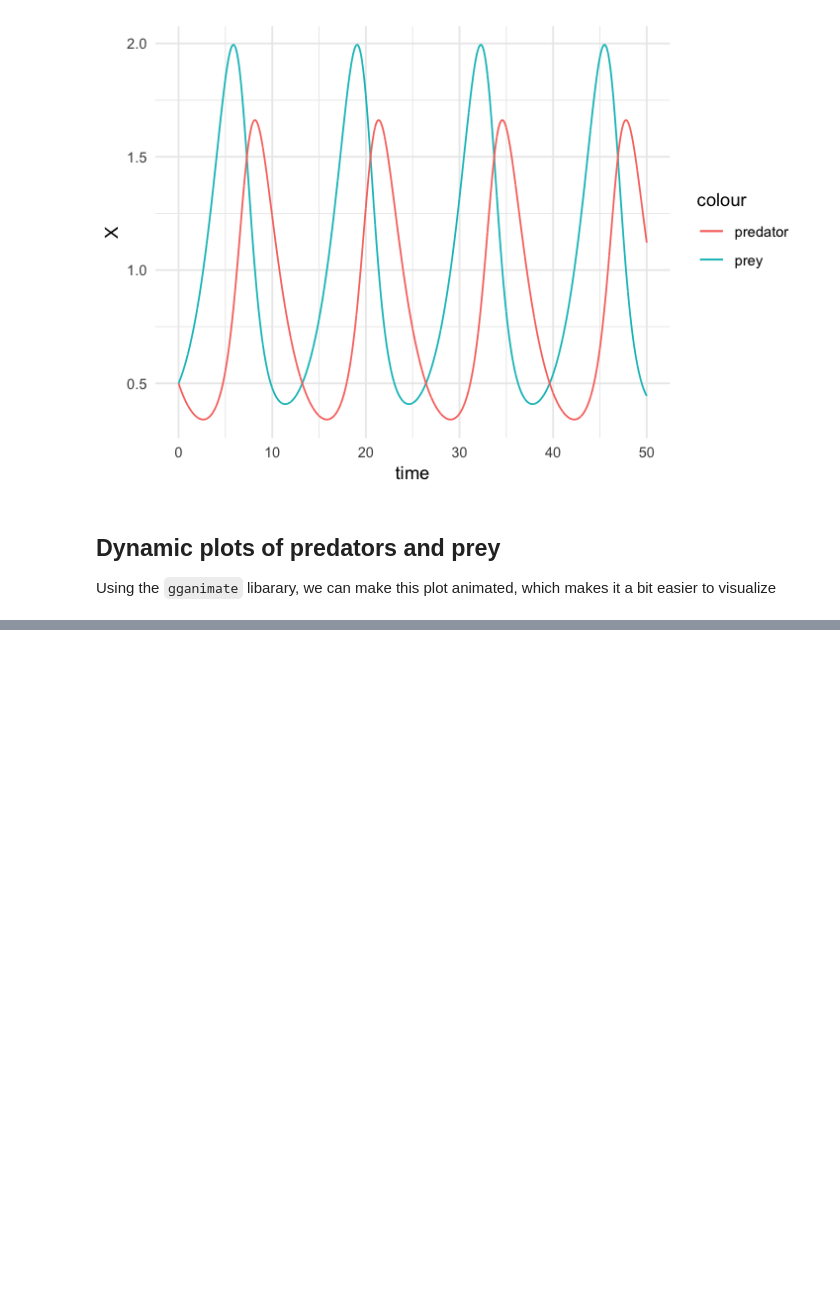
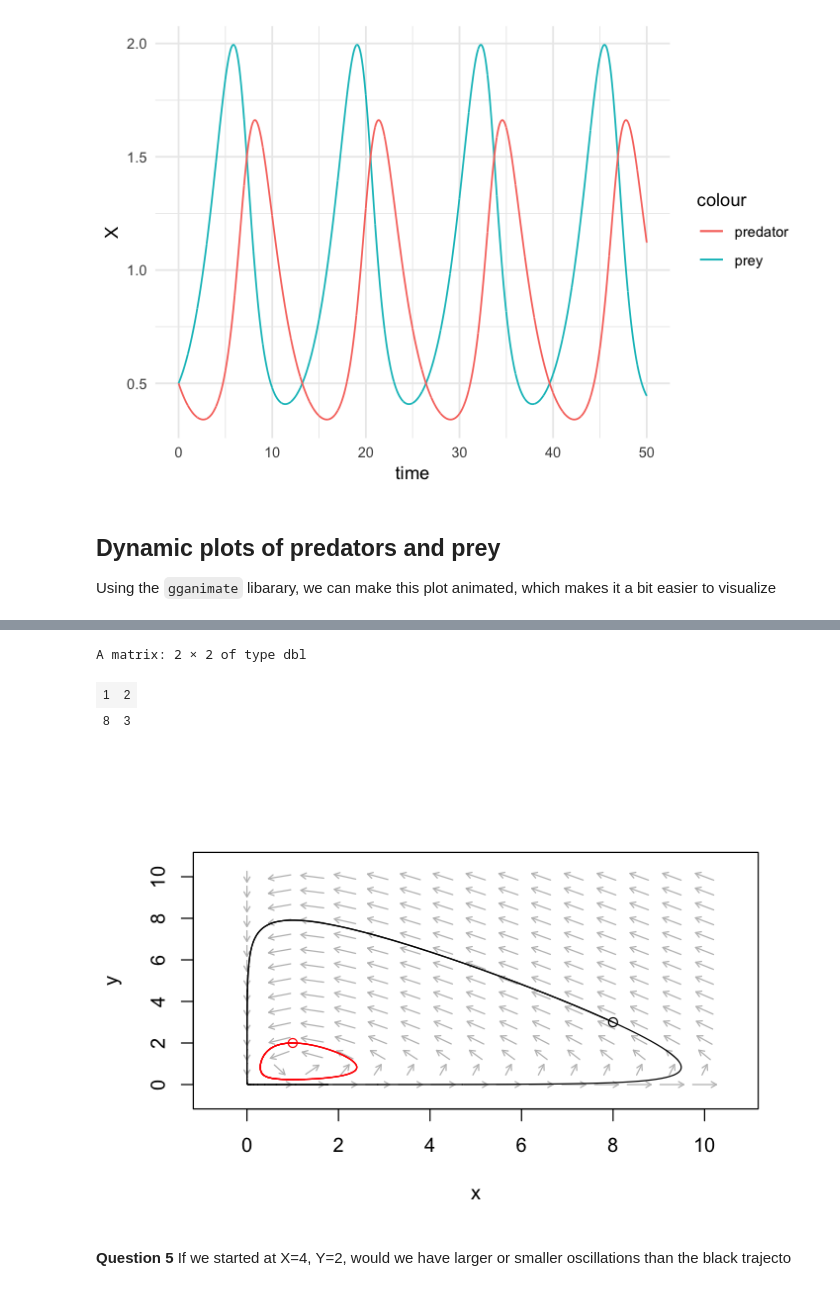
Before and after one commit to mikheyev/lotka-volterra-lecture, a Jupyter notebook: Lotka-Volterra plotting.ipynb, the cells around one changed output, grey strips where cells are left out. Cells and saved outputs as stored; diff of their text form; code cells hidden in the pictures; blank space fills up the shorter version.

Commit message:
removed animation, added questions

```diff
--- a/Lotka-Volterra plotting.ipynb
+++ b/Lotka-Volterra plotting.ipynb
@@ -83,0 +133,25 @@ ggplot(result, aes(X, Y)) + geom_point()
+# %%
+y0 = matrix(c(1,2, 8, 3), ncol = 2, byrow = TRUE)
+y0
+# %% [output]
+A matrix: 2 × 2 of type dbl
+| 1 | 2 |
+| 8 | 3 |
+# %%
+# plot vector field: on a grid of points, plot an arrow in the direction of dx/dt and dy/dt
+
+pp_flowField <- flowField(predator_prey, xlim = c(0, 10), ylim = c(0, 10),
+                          parameters = parameters, # same parameters as before,
+                          points = 15, # this is the density of grid points on which to plot arrows
+                          system = 'two.dim', # 'two.dim' is default
+                          add = FALSE)
+
+# add trajectories
+pp_trajectory <- trajectory(predator_prey,
+                            y0 = y0,
+                            tlim = c(0,50), # how far in time to calculate the trajectories
+                            parameters = parameters, system = "two.dim", col = c("red", "black"))
+# %% [output]
+[figure, added]
+# %% [markdown]
+**Question 5** If we started at X=4, Y=2, would we have larger or smaller oscillations than the black trajecto
```
Also changed, not shown: parts of 13 cells of this notebook, 3 other files.
